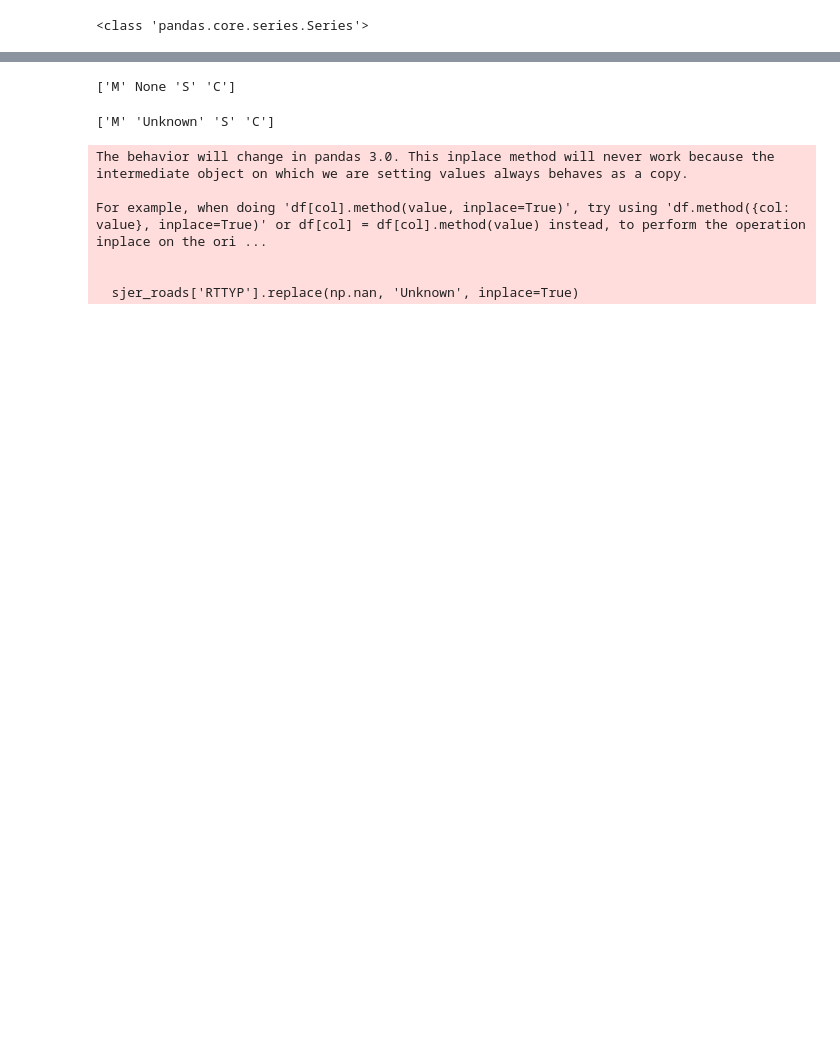
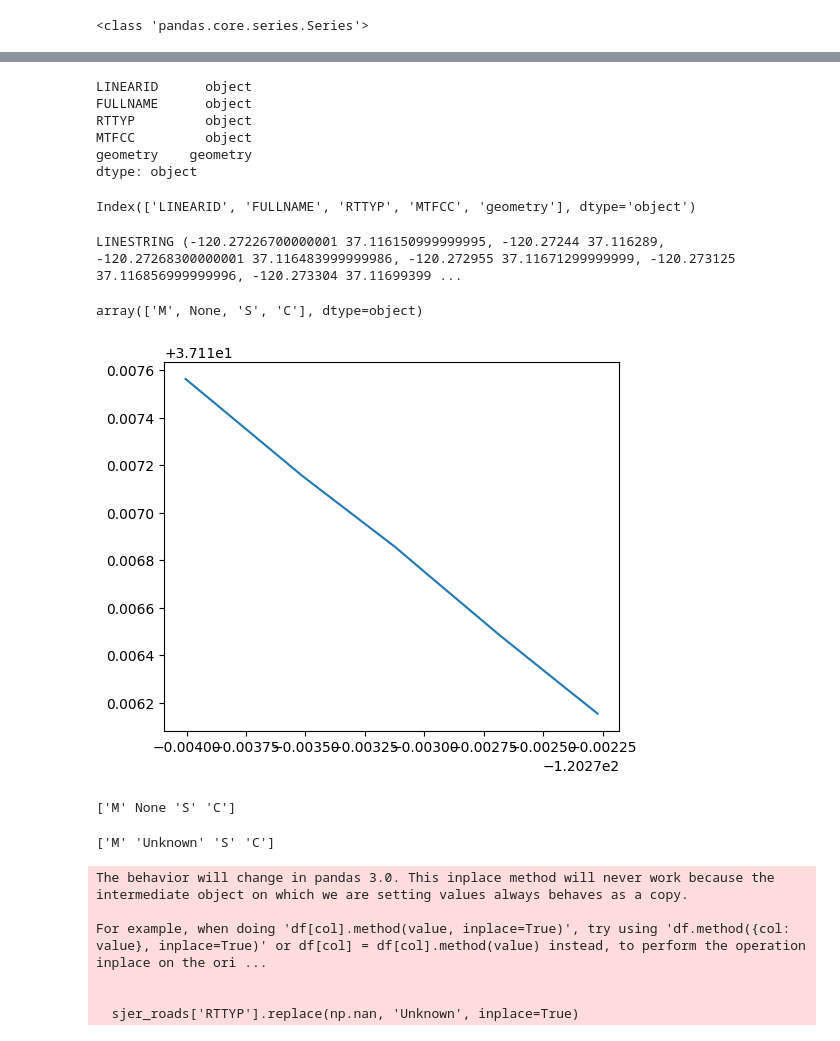
Before and after one commit to alif2499/earth-analytics-python-env, a Jupyter notebook: mapsVisualization.ipynb, the cells around one changed output, grey strips where cells are left out. Drawn from its saved outputs; the diff is of its cells as text; code cells hidden in the pictures; blank space fills up the shorter version.

```diff
--- a/mapsVisualization.ipynb
+++ b/mapsVisualization.ipynb
@@ -26,0 +40,49 @@ print(type(sjer_roads['RTTYP']))
+# %%
+sjer_roads.dtypes
+# %% [output]
+LINEARID      object
+FULLNAME      object
+RTTYP         object
+MTFCC         object
+geometry    geometry
+dtype: object
+# %%
+# View first 5 rows
+sjer_roads.columns
+# %% [output]
+Index(['LINEARID', 'FULLNAME', 'RTTYP', 'MTFCC', 'geometry'], dtype='object')
+# %%
+a = sjer_roads["geometry"].iloc[0]
+print(a)
+# %% [output]
+LINESTRING (-120.27226700000001 37.116150999999995, -120.27244 37.116289, -120.27268300000001 37.116483999999986, -120.272955 37.11671299999999, -120.273125 37.116856999999996, -120.273304 37.11699399 ...
+# %%
+sjer_roads['RTTYP'].unique()
+# %% [output]
+array(['M', None, 'S', 'C'], dtype=object)
+# %%
+import geopandas as gpd
+from shapely.geometry import LineString
+import matplotlib.pyplot as plt
+
+# Create the LINESTRING geometry
+coords = [(-120.272267, 37.116151),
+          (-120.27244, 37.116289),
+          (-120.272683, 37.116484),
+          (-120.272955, 37.116713),
+          (-120.273125, 37.116857),
+          (-120.273304, 37.116994),
+          (-120.273513, 37.117154),
+          (-120.273833, 37.11742),
+          (-120.274008, 37.117565)]
+
+line = LineString(coords)
+
+# Convert to GeoDataFrame
+gdf = gpd.GeoDataFrame(geometry=[line])
+
+# Plot the LINESTRING
+gdf.plot()
+plt.show()
+# %% [output]
+[figure, added]
```
Also changed, not shown: parts of 7 cells of this notebook.
